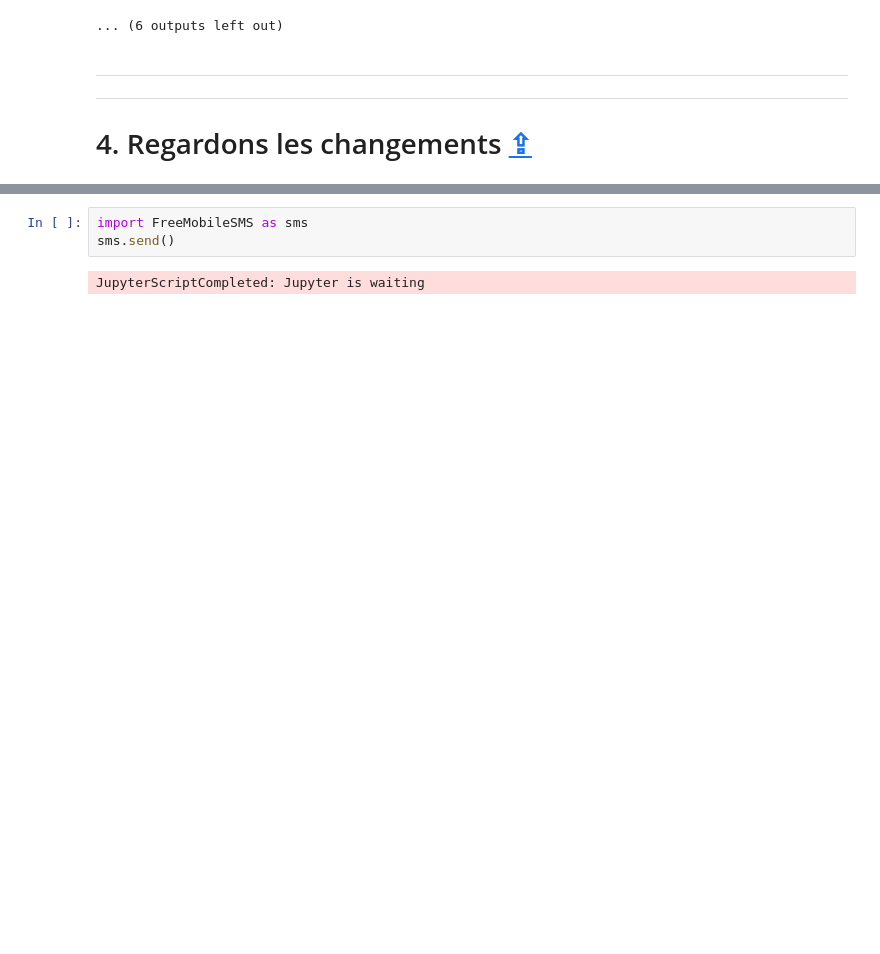
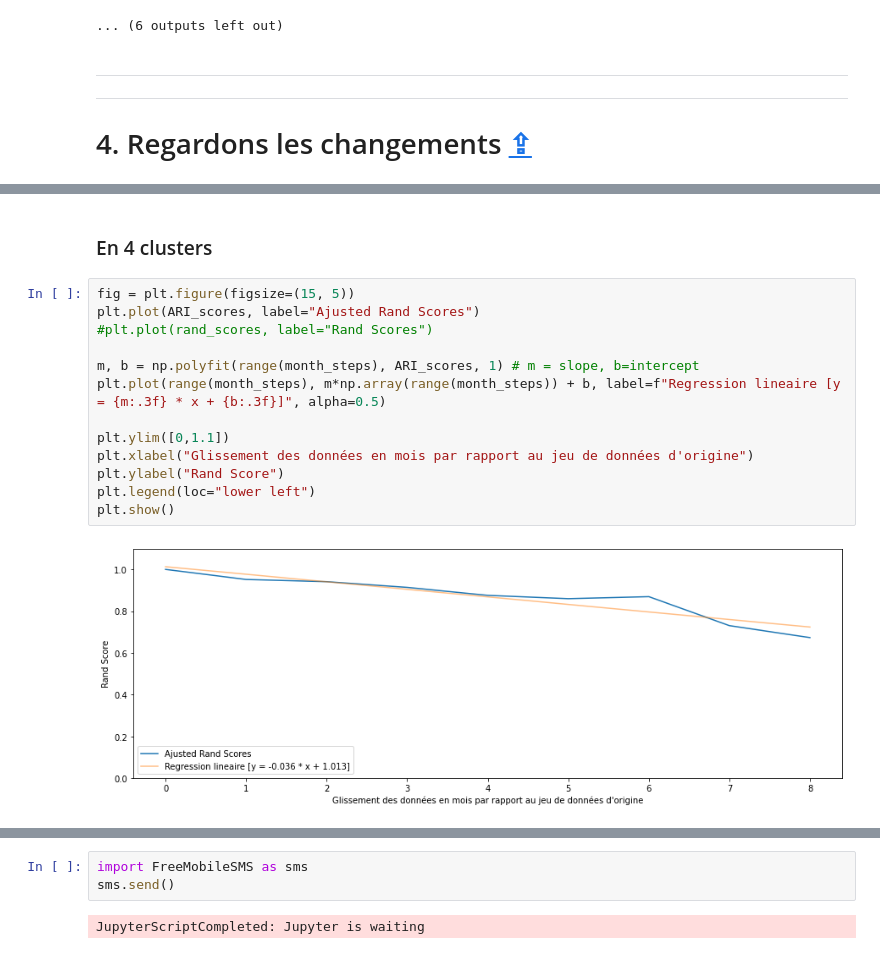
Before and after one commit to Valkea/OC_AI_05, a Jupyter notebook: 03_DataDrift.ipynb, the cells around one changed output, grey strips where cells are left out. Saved outputs shown, nothing was run; the diff lists cells and outputs as text; blank space fills up the shorter version.

```diff
--- a/03_DataDrift.ipynb
+++ b/03_DataDrift.ipynb
@@ -773,0 +805,17 @@ plt.show()
+# %% [markdown]
+### En 4 clusters
+# %%
+fig = plt.figure(figsize=(15, 5))
+plt.plot(ARI_scores, label="Ajusted Rand Scores")
+#plt.plot(rand_scores, label="Rand Scores")
+
+m, b = np.polyfit(range(month_steps), ARI_scores, 1) # m = slope, b=intercept
+plt.plot(range(month_steps), m*np.array(range(month_steps)) + b, label=f"Regression lineaire [y = {m:.3f} * x + {b:.3f}]", alpha=0.5)
+
+plt.ylim([0,1.1])
+plt.xlabel("Glissement des données en mois par rapport au jeu de données d'origine")
+plt.ylabel("Rand Score")
+plt.legend(loc="lower left")
+plt.show()
+# %% [output]
+[figure, added]
```
Also changed, not shown: parts of 28 cells of this notebook, 1 other file.
